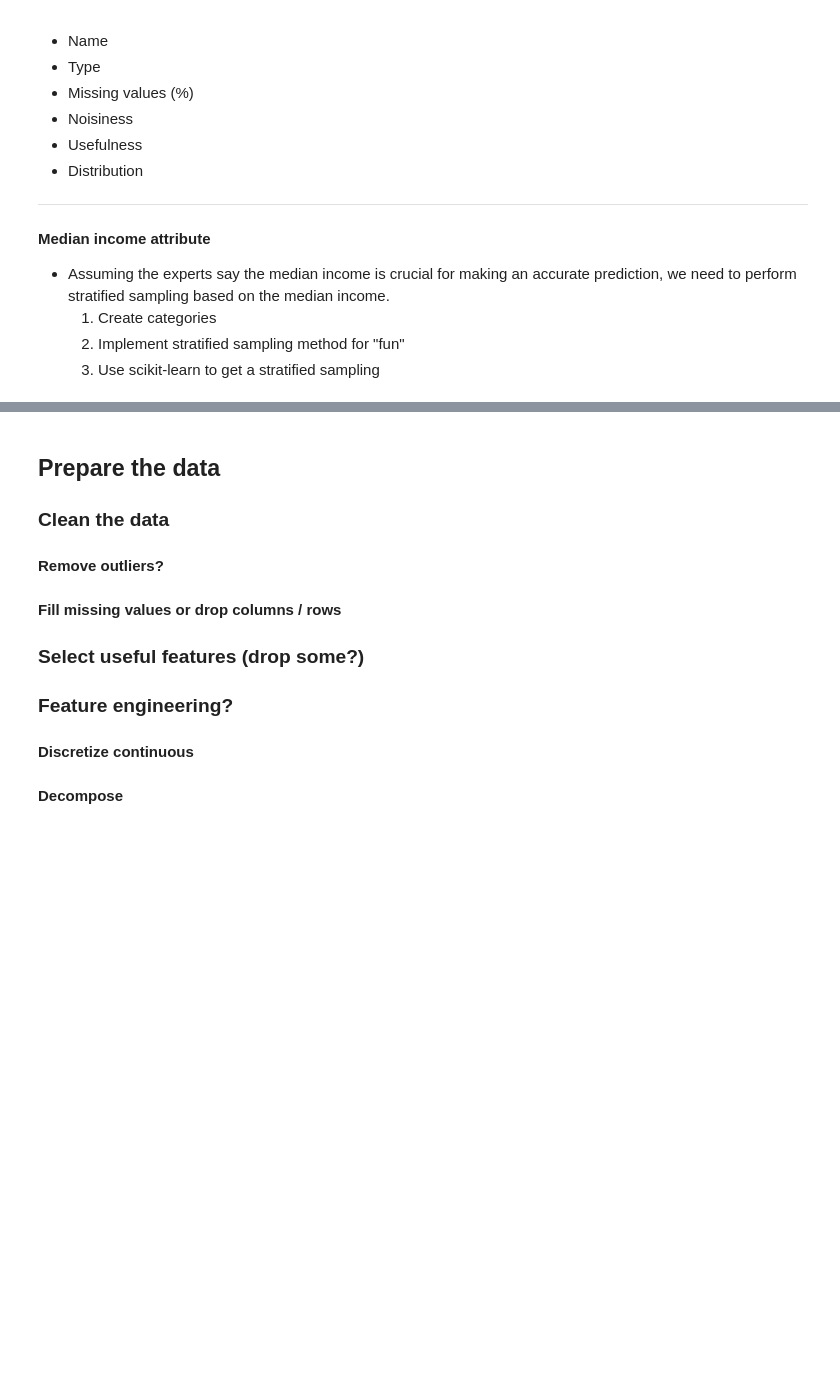
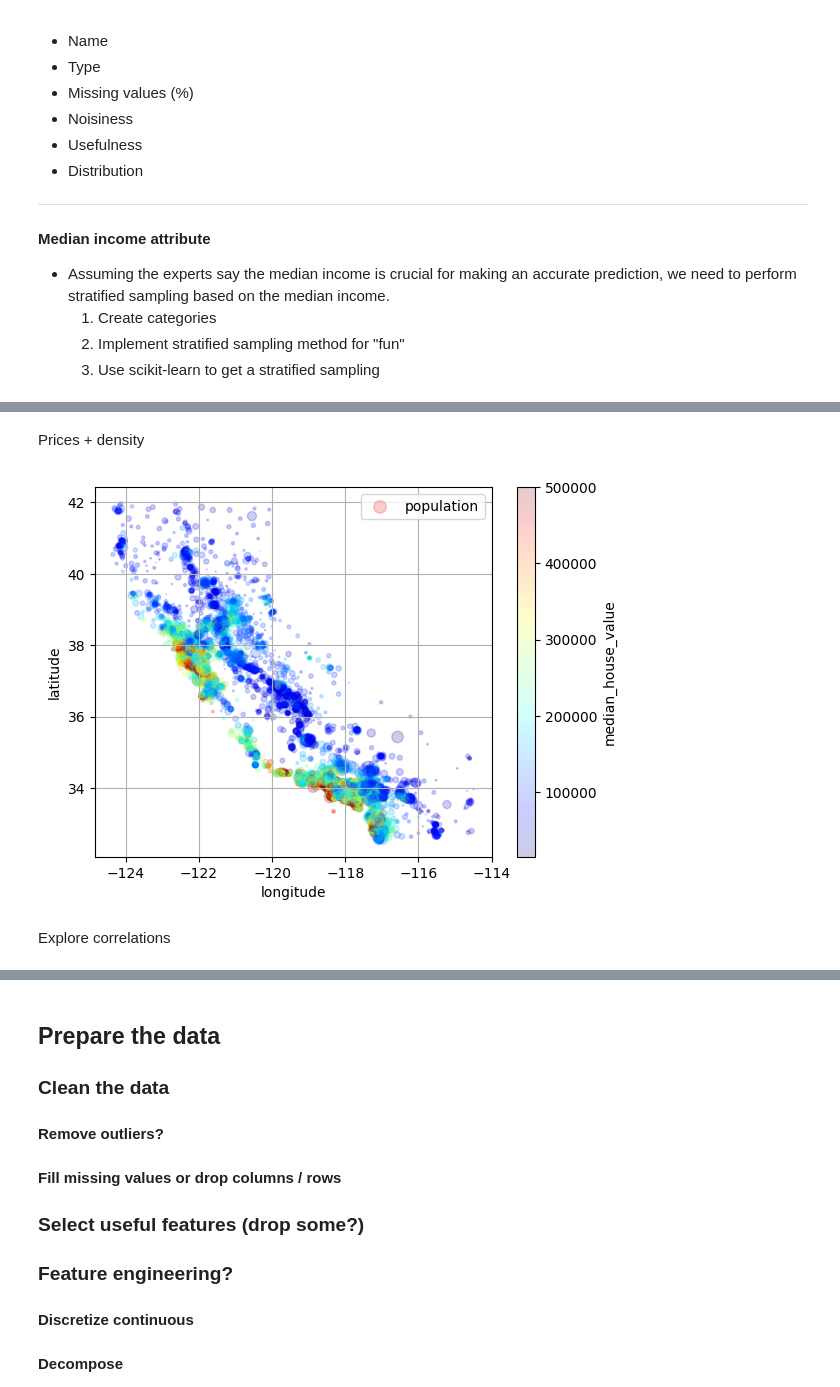
Before and after one commit to SimLend/HandsOnMachineLearning, a Jupyter notebook: Chapter1/CaliforniaHousingPrices/HousingPriceRegression.ipynb, the cells around one changed output, grey strips where cells are left out. Drawn from its saved outputs; the diff is of its cells as text; code cells hidden in the pictures; blank space fills up the shorter version.

```diff
--- a/Chapter1/CaliforniaHousingPrices/HousingPriceRegression.ipynb
+++ b/Chapter1/CaliforniaHousingPrices/HousingPriceRegression.ipynb
@@ -286,0 +376,9 @@ plt.show()
+# %% [markdown]
+Prices + density
+# %%
+ExplorationData.plot(x="longitude", y="latitude", s=ExplorationData["population"]/100, label="population", c="median_house_value", cmap="jet", colorbar=True, legend=True, sharex=False, kind="scatter", grid=True, alpha=0.2)
+plt.show()
+# %% [output]
+[figure, added]
+# %% [markdown]
+Explore correlations
```
Also changed, not shown: parts of 22 cells of this notebook, 1 other file.
